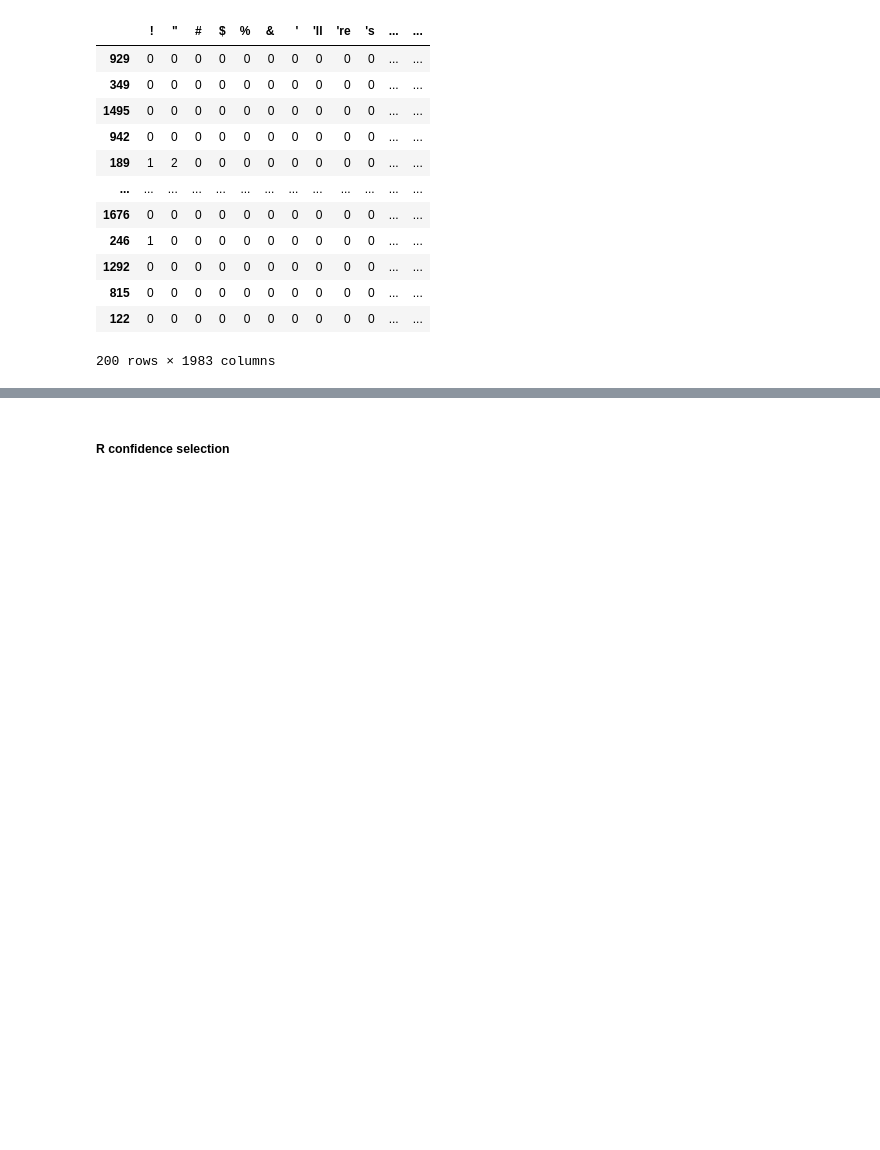
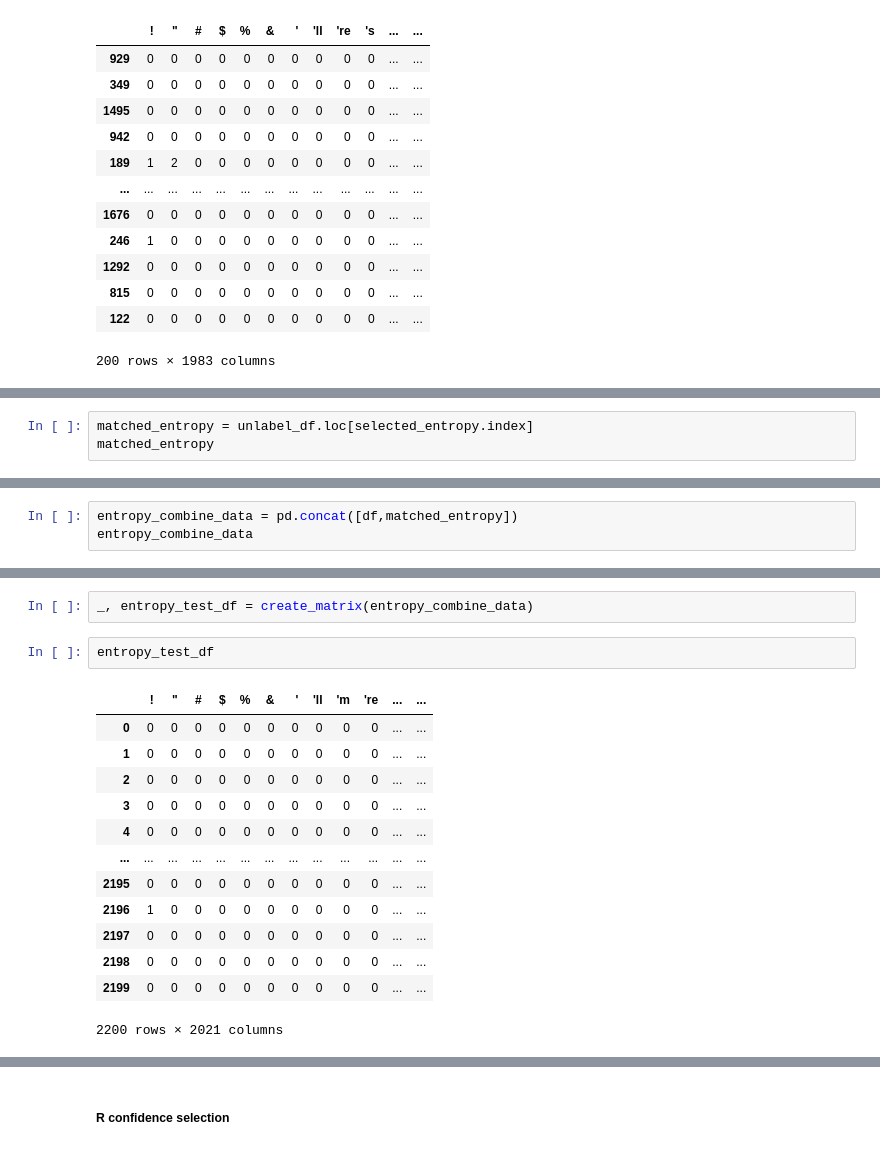
Before and after one commit to YubotKwng/Naive-Bayes-model-classifiying-spam-messages, a Jupyter notebook: COMP30027_2025_asst1_template.ipynb, the cells around one changed output, grey strips where cells are left out. Saved outputs shown, nothing was run; the diff lists cells and outputs as text; blank space fills up the shorter version.

```diff
--- a/COMP30027_2025_asst1_template.ipynb
+++ b/COMP30027_2025_asst1_template.ipynb
@@ -579,0 +569,3 @@ selected_entropy
+# %%
+matched_entropy = unlabel_df.loc[selected_entropy.index]
+matched_entropy
@@ -579,0 +586,3 @@ selected_entropy
+# %%
+entropy_combine_data = pd.concat([df,matched_entropy])
+entropy_combine_data
@@ -579,0 +603,18 @@ selected_entropy
+# %%
+_, entropy_test_df = create_matrix(entropy_combine_data)
+# %%
+entropy_test_df
+# %% [output]
+|  | ! | " | # | $ | % | & | ' | 'll | 'm | 're | ... | ... |
+| 0 | 0 | 0 | 0 | 0 | 0 | 0 | 0 | 0 | 0 | 0 | ... | ... |
+| 1 | 0 | 0 | 0 | 0 | 0 | 0 | 0 | 0 | 0 | 0 | ... | ... |
+| 2 | 0 | 0 | 0 | 0 | 0 | 0 | 0 | 0 | 0 | 0 | ... | ... |
+| 3 | 0 | 0 | 0 | 0 | 0 | 0 | 0 | 0 | 0 | 0 | ... | ... |
+| 4 | 0 | 0 | 0 | 0 | 0 | 0 | 0 | 0 | 0 | 0 | ... | ... |
+| ... | ... | ... | ... | ... | ... | ... | ... | ... | ... | ... | ... | ... |
+| 2195 | 0 | 0 | 0 | 0 | 0 | 0 | 0 | 0 | 0 | 0 | ... | ... |
+| 2196 | 1 | 0 | 0 | 0 | 0 | 0 | 0 | 0 | 0 | 0 | ... | ... |
+| 2197 | 0 | 0 | 0 | 0 | 0 | 0 | 0 | 0 | 0 | 0 | ... | ... |
+| 2198 | 0 | 0 | 0 | 0 | 0 | 0 | 0 | 0 | 0 | 0 | ... | ... |
+| 2199 | 0 | 0 | 0 | 0 | 0 | 0 | 0 | 0 | 0 | 0 | ... | ... |
+2200 rows × 2021 columns
```
Also changed, not shown: parts of 24 cells of this notebook.
